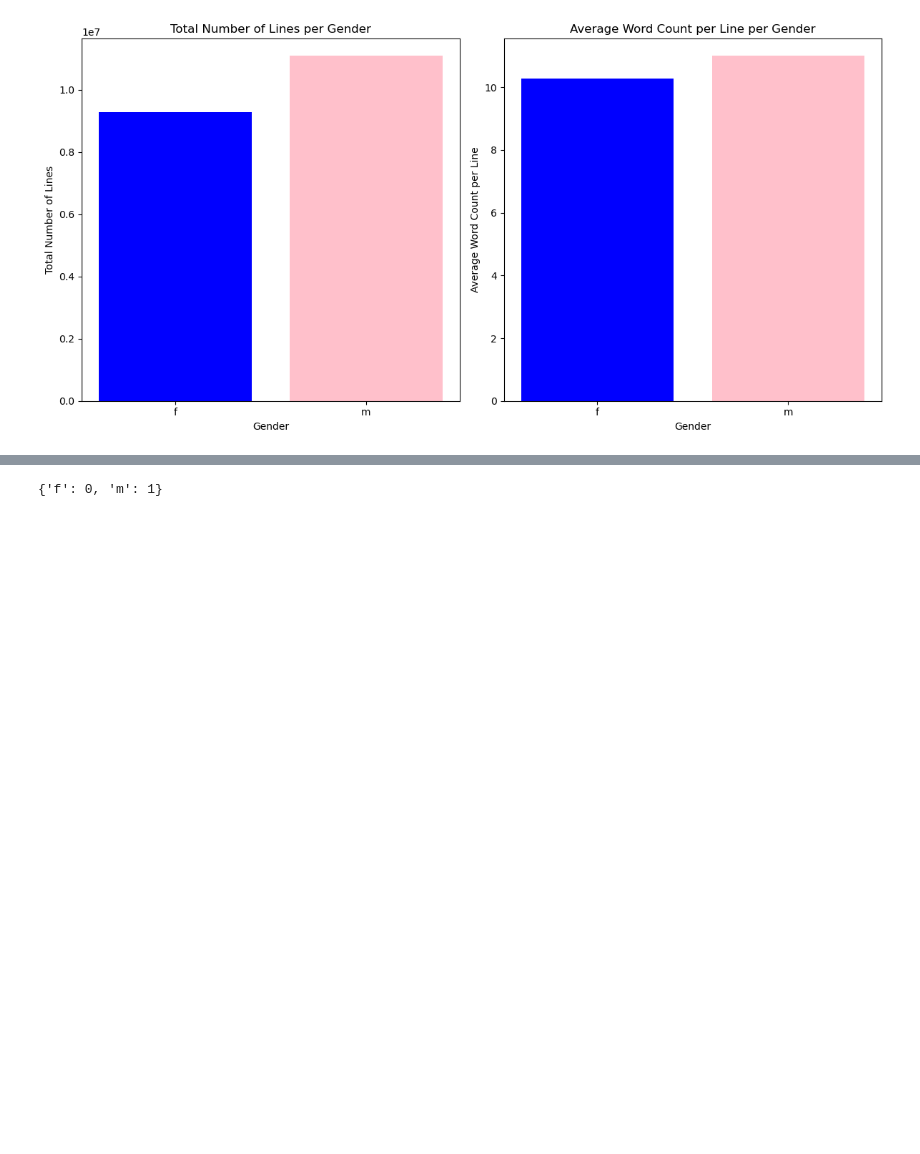
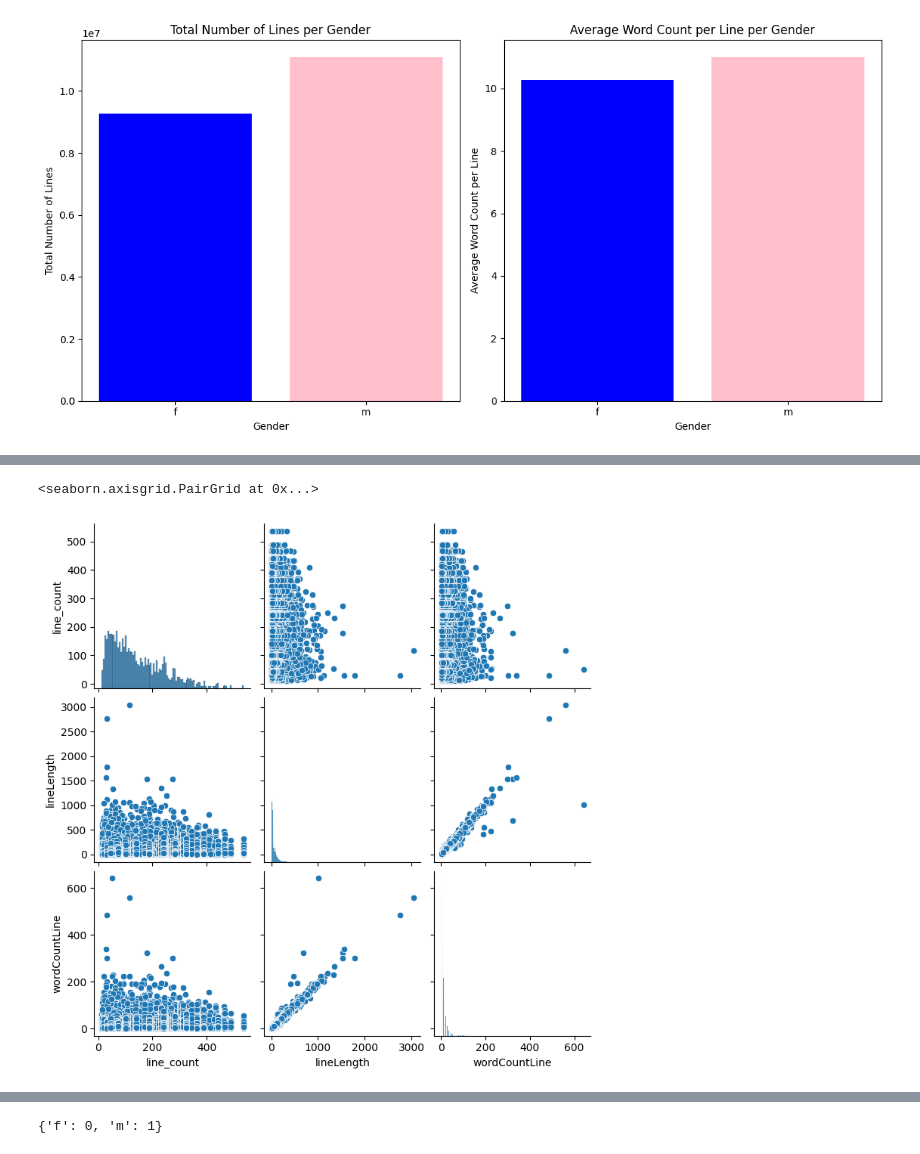
Before and after one commit to joda-cbs/NLP-Project, a Jupyter notebook: Movie Corpus_gender_analysis.ipynb, the cells around one changed output, grey strips where cells are left out. Cells and saved outputs as stored; diff of their text form; code cells hidden in the pictures; blank space fills up the shorter version.

Commit message:
pair plot

```diff
--- a/Movie Corpus_gender_analysis.ipynb
+++ b/Movie Corpus_gender_analysis.ipynb
@@ -478,2 +463,9 @@ plt.show()
+# %%
+# pairplot
+sns.pairplot(final_df[['line_count', 'lineLength',	'wordCountLine']])
+plt.show()
+# %% [output]
+<seaborn.axisgrid.PairGrid at 0x...>
+[figure, added]
 # %%
 merged_df['meta.genre'].isnull().sum()
```
Also changed, not shown: parts of 18 cells of this notebook.
